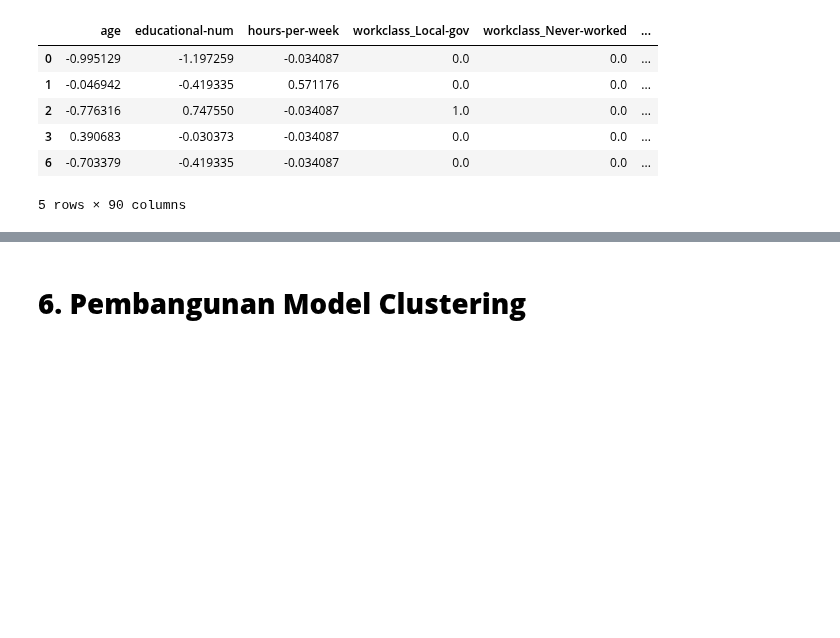
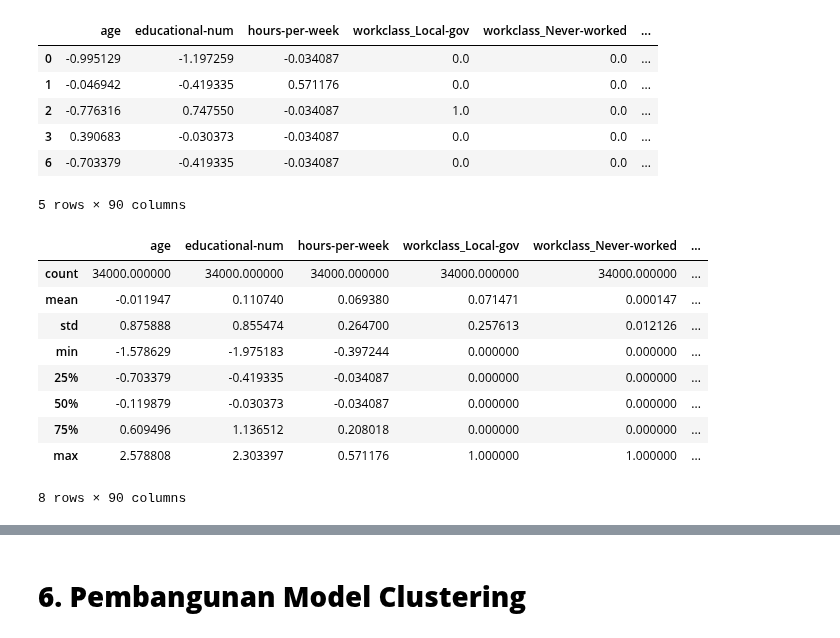
Before and after one commit to gerynsb/Project_ML_Clustering, a Jupyter notebook: [Clustering]_Submission_Akhir_BMLP_Dean Gery Pasamba.ipynb, the cells around one changed output, grey strips where cells are left out. Saved outputs shown, nothing was run; the diff lists cells and outputs as text; code cells hidden in the pictures; blank space fills up the shorter version.

```diff
--- a/[Clustering]_Submission_Akhir_BMLP_Dean Gery Pasamba.ipynb
+++ b/[Clustering]_Submission_Akhir_BMLP_Dean Gery Pasamba.ipynb
@@ -246,9 +246,9 @@ df
 | 48841 | 52 | Self-emp-inc | HS-grad | 9 | Married-civ-spouse | Exec-managerial | Wife | White | ... |
 48842 rows × 12 columns
 # %%
-# Standardisasi Fitur Numerik
-from sklearn.preprocessing import StandardScaler
+# # Standardisasi Fitur Numerik
+# from sklearn.preprocessing import StandardScaler
 
-scaler = StandardScaler()
-df[numeric_features] = scaler.fit_transform(df[numeric_features])
+# scaler = StandardScaler()
+# df[numeric_features] = scaler.fit_transform(df[numeric_features])
 # %%
@@ -371,2 +377,15 @@ age18_25 = df.Age[(df.Age >= ) & (df.Age <= 25)]
 age26_35 = df.Age[(df.Age >= ) & (df.Age <= 25)]
 age18_25 = df.Age[(df.Age >= ) & (df.Age <= 25)]
+# %%
+df.describe()
+# %% [output]
+|  | age | educational-num | hours-per-week | workclass_Local-gov | workclass_Never-worked | ... |
+| count | 34000.000000 | 34000.000000 | 34000.000000 | 34000.000000 | 34000.000000 | ... |
+| mean | -0.011947 | 0.110740 | 0.069380 | 0.071471 | 0.000147 | ... |
+| std | 0.875888 | 0.855474 | 0.264700 | 0.257613 | 0.012126 | ... |
+| min | -1.578629 | -1.975183 | -0.397244 | 0.000000 | 0.000000 | ... |
+| 25% | -0.703379 | -0.419335 | -0.034087 | 0.000000 | 0.000000 | ... |
+| 50% | -0.119879 | -0.030373 | -0.034087 | 0.000000 | 0.000000 | ... |
+| 75% | 0.609496 | 1.136512 | 0.208018 | 0.000000 | 0.000000 | ... |
+| max | 2.578808 | 2.303397 | 0.571176 | 1.000000 | 1.000000 | ... |
+8 rows × 90 columns
```
Also changed, not shown: parts of 5 cells of this notebook.
